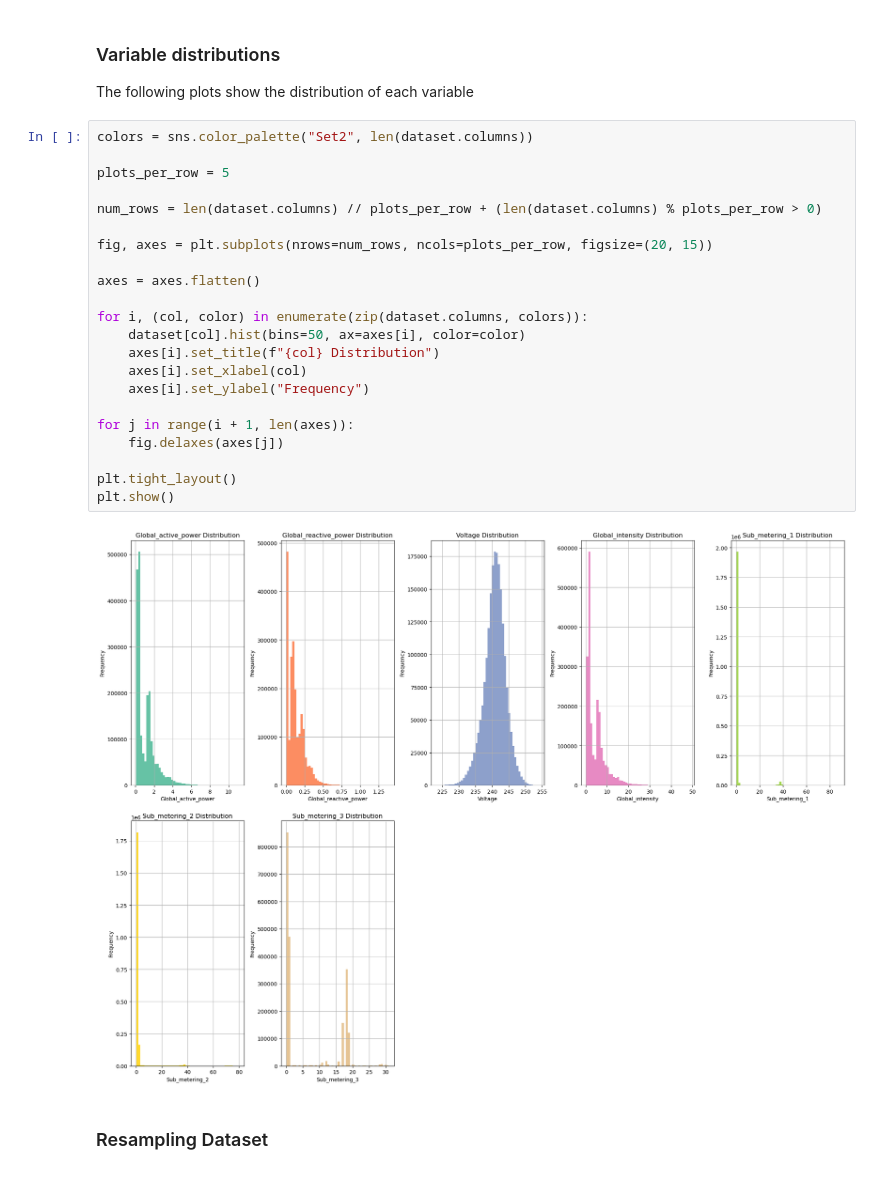
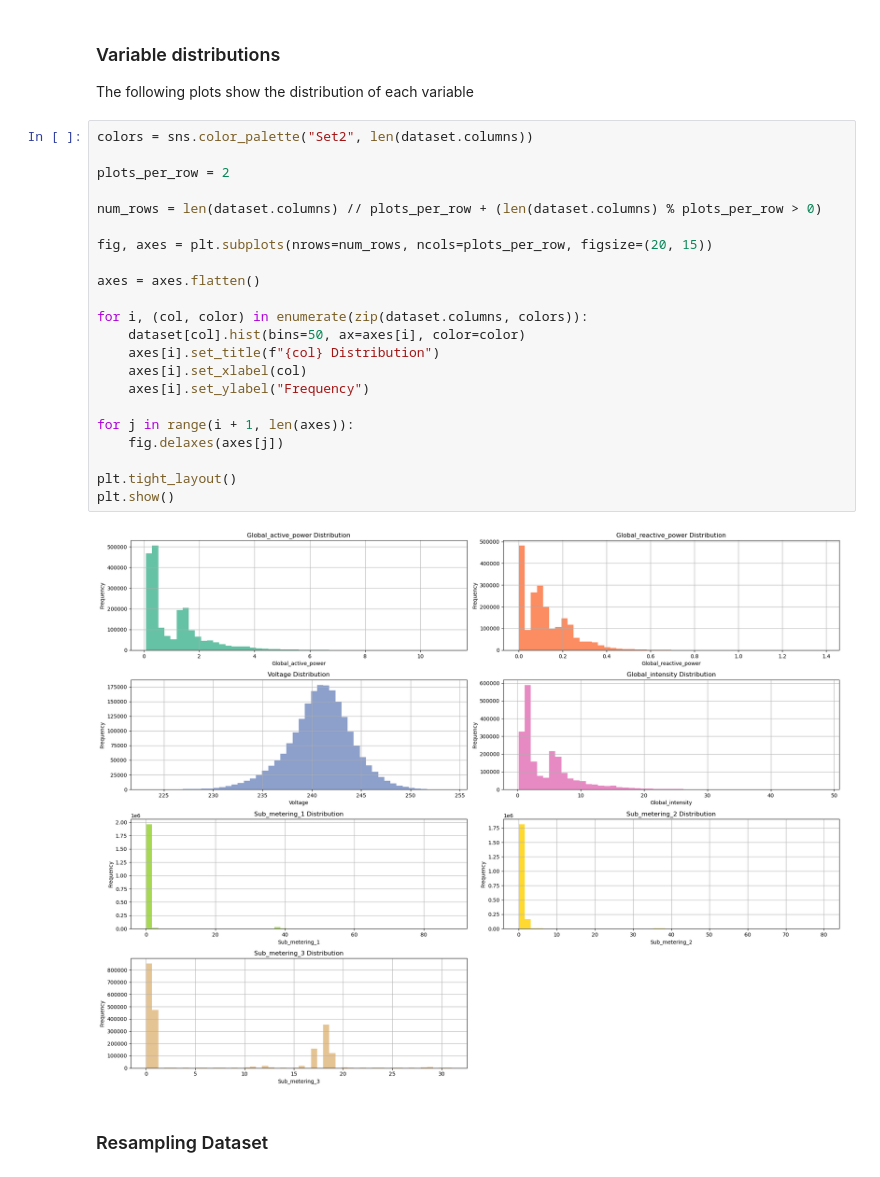
Before and after one commit to felipeduartef/Power_Grid_Segmentation, a Jupyter notebook: notebooks/EDA.ipynb, the cells around one changed output. Drawn from its saved outputs; the diff is of its cells as text.

```diff
--- a/notebooks/EDA.ipynb
+++ b/notebooks/EDA.ipynb
@@ -75,27 +85,27 @@ The following plots show the distribution of each variable
 # %%
 colors = sns.color_palette("Set2", len(dataset.columns))
 
-plots_per_row = 5
+plots_per_row = 2
 
 num_rows = len(dataset.columns) // plots_per_row + (len(dataset.columns) % plots_per_row > 0)
 
 fig, axes = plt.subplots(nrows=num_rows, ncols=plots_per_row, figsize=(20, 15))
 
 axes = axes.flatten()
 
 for i, (col, color) in enumerate(zip(dataset.columns, colors)):
     dataset[col].hist(bins=50, ax=axes[i], color=color)
     axes[i].set_title(f"{col} Distribution")
     axes[i].set_xlabel(col)
     axes[i].set_ylabel("Frequency")
 
 for j in range(i + 1, len(axes)):
     fig.delaxes(axes[j])
 
 plt.tight_layout()
 plt.show()
 # %% [output]
-[figure, old version]
+[figure, new version]
 # %% [markdown]
 ### Resampling Dataset
 # %%
```
Also changed, not shown: parts of 3 cells of this notebook.
